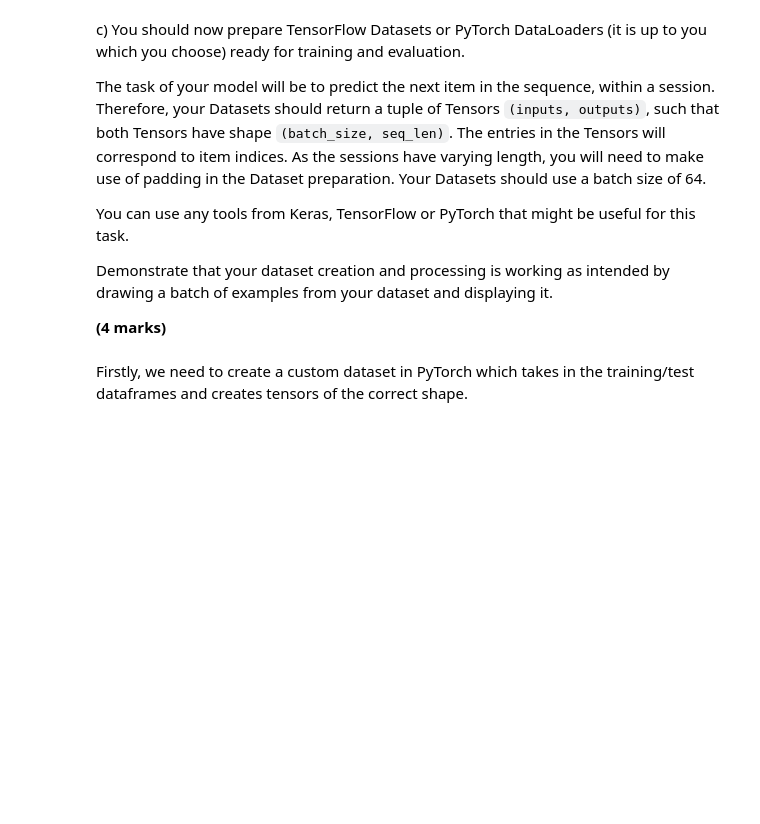
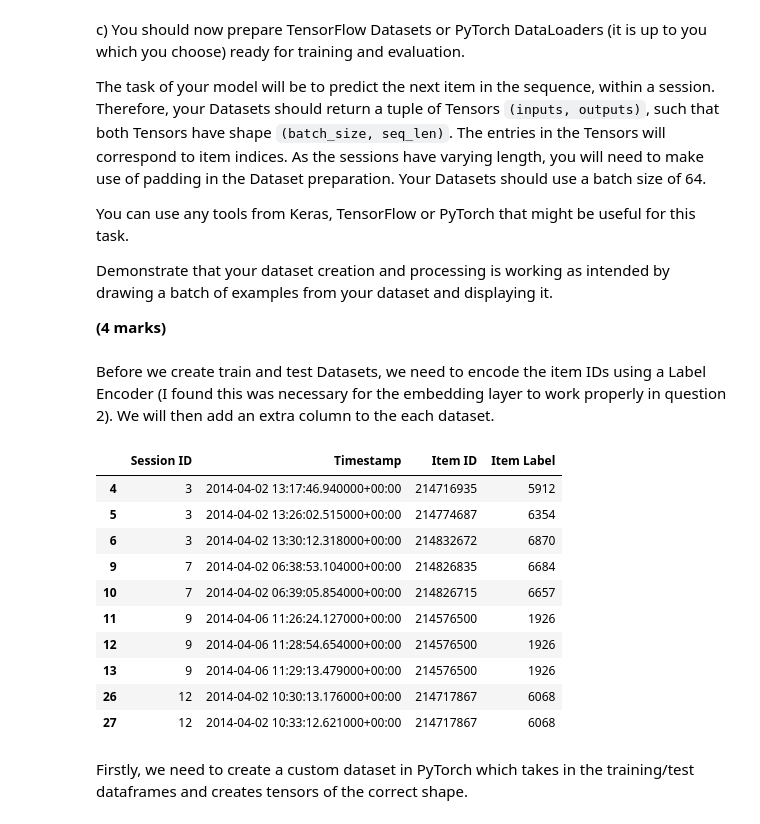
Before and after one commit to Gautam-Chauhan/deep_learning_cw1, a Jupyter notebook: cw1_02200568.ipynb, the cells around one changed output. Drawn from its saved outputs; the diff is of its cells as text; code cells hidden in the pictures; blank space fills up the shorter version.

```diff
--- a/cw1_02200568.ipynb
+++ b/cw1_02200568.ipynb
@@ -277,6 +287,31 @@ You can use any tools from Keras, TensorFlow or PyTorch that might be useful for
 Demonstrate that your dataset creation and processing is working as intended by drawing a batch of examples from your dataset and displaying it.
 
 **(4 marks)**
+# %% [markdown]
+Before we create train and test Datasets, we need to encode the item IDs using a Label Encoder (I found this was necessary for the embedding layer to work properly in question 2). We will then add an extra column to the each dataset.
+# %%
+le = LabelEncoder()
+# Fit the label encoder to the training set because the item ids in the test set are a subset
+le.fit(training_set["Item ID"])
+train_labels = le.transform(training_set["Item ID"])
+test_labels = le.transform(test_set["Item ID"])
+# Append the train and test labels to relevant datasets in a new column
+training_set["Item Label"] = train_labels
+test_set["Item Label"] = test_labels
+# %%
+training_set.head(10)
+# %% [output]
+|  | Session ID | Timestamp | Item ID | Item Label |
+| 4 | 3 | 2014-04-02 13:17:46.940000+00:00 | 214716935 | 5912 |
+| 5 | 3 | 2014-04-02 13:26:02.515000+00:00 | 214774687 | 6354 |
+| 6 | 3 | 2014-04-02 13:30:12.318000+00:00 | 214832672 | 6870 |
+| 9 | 7 | 2014-04-02 06:38:53.104000+00:00 | 214826835 | 6684 |
+| 10 | 7 | 2014-04-02 06:39:05.854000+00:00 | 214826715 | 6657 |
+| 11 | 9 | 2014-04-06 11:26:24.127000+00:00 | 214576500 | 1926 |
+| 12 | 9 | 2014-04-06 11:28:54.654000+00:00 | 214576500 | 1926 |
+| 13 | 9 | 2014-04-06 11:29:13.479000+00:00 | 214576500 | 1926 |
+| 26 | 12 | 2014-04-02 10:30:13.176000+00:00 | 214717867 | 6068 |
+| 27 | 12 | 2014-04-02 10:33:12.621000+00:00 | 214717867 | 6068 |
 # %% [markdown]
 Firstly, we need to create a custom dataset in PyTorch which takes in the training/test dataframes and creates tensors of the correct shape.
 # %%
```
Also changed, not shown: parts of 13 cells of this notebook.
